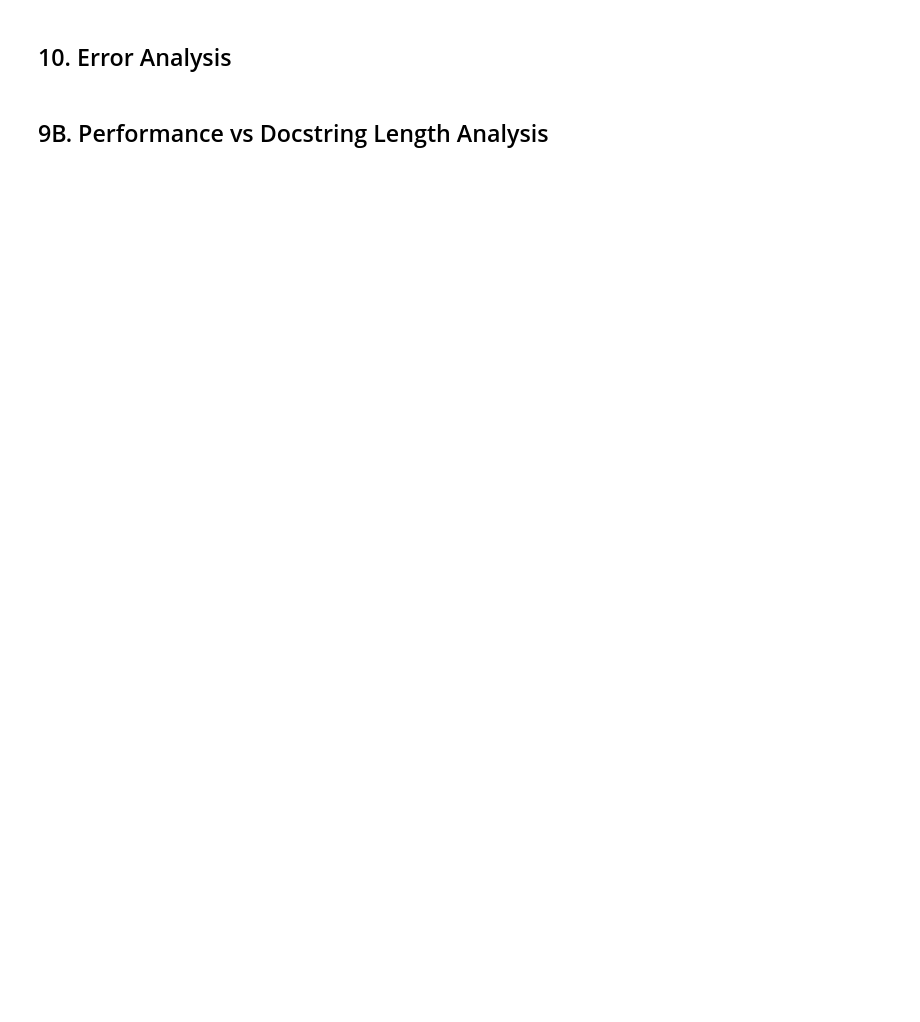
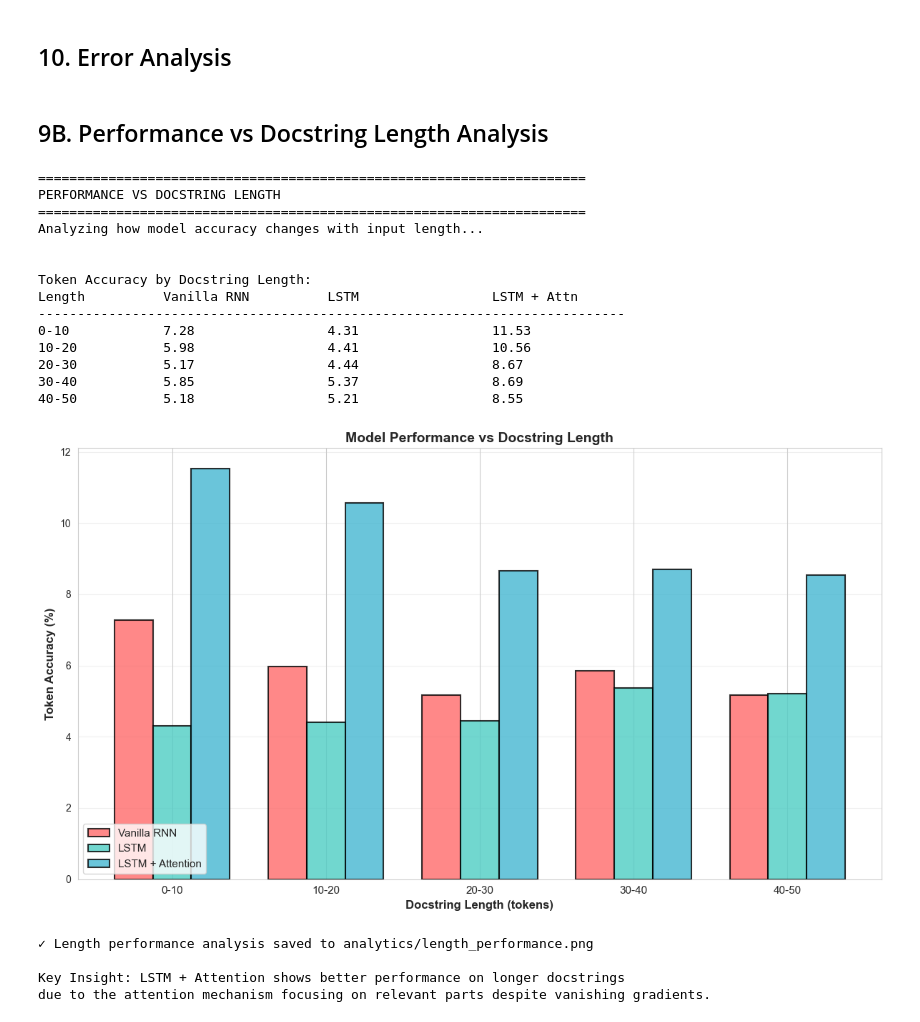
Before and after one commit to Sabbir-Asif/text-to-code, a Jupyter notebook: rnn-seq2seq-analytics.ipynb, the cells around one changed output. Drawn from its saved outputs; the diff is of its cells as text; code cells hidden in the pictures; blank space fills up the shorter version.

```diff
--- a/rnn-seq2seq-analytics.ipynb
+++ b/rnn-seq2seq-analytics.ipynb
@@ -912,47 +1040,67 @@ print("="*70)
 print("Analyzing how model accuracy changes with input length...\n")
 
 # Analyze length performance for all three models
-rnn_length_perf = analyze_length_performance(rnn_model, test_data, test_dataset, use_attention=False)
-lstm_length_perf = analyze_length_performance(lstm_model, test_data, test_dataset, use_attention=False)
-attn_length_perf = analyze_length_performance(attn_model, test_data, test_dataset, use_attention=True)
+rnn_length_perf = analyze_length_performance(rnn_model, test_data, use_attention=False)
+lstm_length_perf = analyze_length_performance(lstm_model, test_data, use_attention=False)
+attn_length_perf = analyze_length_performance(attn_model, test_data, use_attention=True)
 
 # Print results table
 print("\nToken Accuracy by Docstring Length:")
 print(f"{'Length':<15} {'Vanilla RNN':<20} {'LSTM':<20} {'LSTM + Attn':<20}")
 print("-" * 75)
 for bin_key in sorted(rnn_length_perf.keys()):
     print(f"{bin_key:<15} {rnn_length_perf[bin_key]:<20.2f} {lstm_length_perf[bin_key]:<20.2f} {attn_length_perf[bin_key]:<20.2f}")
 
 # Plot length performance
 bins = sorted(rnn_length_perf.keys())
 x = np.arange(len(bins))
 width = 0.25
 
-fig, ax = plt.subplots(figsize=(12, 6))
+fig, ax = plt.subplots(figsize=(12, 7))
 
 rnn_vals = [rnn_length_perf[b] for b in bins]
 lstm_vals = [lstm_length_perf[b] for b in bins]
 attn_vals = [attn_length_perf[b] for b in bins]
 
-ax.bar(x - width, rnn_vals, width, label='Vanilla RNN', color='#FF6B6B', alpha=0.8)
-ax.bar(x, lstm_vals, width, label='LSTM', color='#4ECDC4', alpha=0.8)
-ax.bar(x + width, attn_vals, width, label='LSTM + Attention', color='#45B7D1', alpha=0.8)
+ax.bar(x - width, rnn_vals, width, label='Vanilla RNN', color='#FF6B6B', alpha=0.8, edgecolor='black', linewidth=1.5)
+ax.bar(x, lstm_vals, width, label='LSTM', color='#4ECDC4', alpha=0.8, edgecolor='black', linewidth=1.5)
+ax.bar(x + width, attn_vals, width, label='LSTM + Attention', color='#45B7D1', alpha=0.8, edgecolor='black', linewidth=1.5)
 
 ax.set_xlabel('Docstring Length (tokens)', fontsize=12, fontweight='bold')
 ax.set_ylabel('Token Accuracy (%)', fontsize=12, fontweight='bold')
 ax.set_title('Model Performance vs Docstring Length', fontsize=14, fontweight='bold')
 ax.set_xticks(x)
-ax.set_xticklabels(bins)
-ax.legend(fontsize=11)
+ax.set_xticklabels(bins, fontsize=11)
+ax.legend(fontsize=11, loc='lower left')
 ax.grid(axis='y', alpha=0.3)
 
 plt.tight_layout()
-plt.savefig('length_performance.png', dpi=300, bbox_inches='tight')
+plt.savefig('analytics/length_performance.png', dpi=300, bbox_inches='tight')
 plt.show()
 
-print("\n✓ Length performance analysis saved to length_performance.png")
+print("\n✓ Length performance analysis saved to analytics/length_performance.png")
 print("\nKey Insight: LSTM + Attention shows better performance on longer docstrings")
 print("due to the attention mechanism focusing on relevant parts despite vanishing gradients.")
+# %% [output]
+======================================================================
+PERFORMANCE VS DOCSTRING LENGTH
+======================================================================
+Analyzing how model accuracy changes with input length...
+
+
+Token Accuracy by Docstring Length:
+Length          Vanilla RNN          LSTM                 LSTM + Attn
+---------------------------------------------------------------------------
+0-10            7.28                 4.31                 11.53
+10-20           5.98                 4.41                 10.56
+20-30           5.17                 4.44                 8.67
+30-40           5.85                 5.37                 8.69
+40-50           5.18                 5.21                 8.55
+[figure, added]
+✓ Length performance analysis saved to analytics/length_performance.png
+
+Key Insight: LSTM + Attention shows better performance on longer docstrings
+due to the attention mechanism focusing on relevant parts despite vanishing gradients.
 # %%
 print("\n" + "="*70)
 print("DETAILED ERROR ANALYSIS")
```
Also changed, not shown: parts of 14 cells of this notebook, 23 other files.
